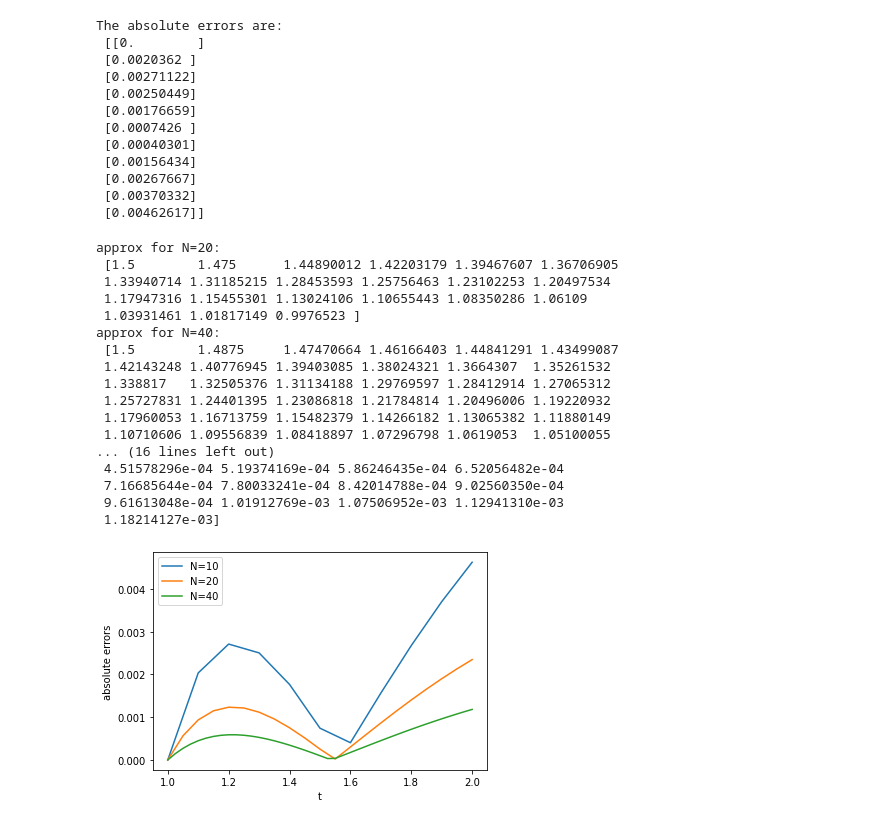
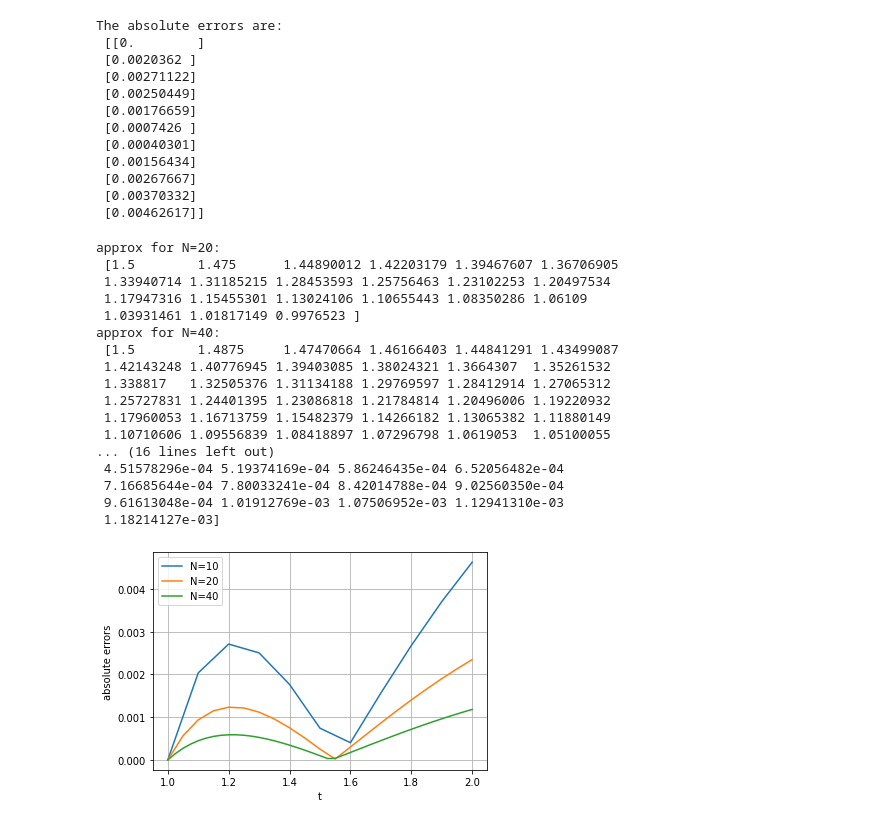
Before and after one commit to n8tlmps/MATH323-NumericalAnalysis, a Jupyter notebook: Lab10.ipynb, the cells around one changed output. Saved outputs shown, nothing was run; the diff lists cells and outputs as text; code cells hidden in the pictures.

```diff
--- a/Lab10.ipynb
+++ b/Lab10.ipynb
@@ -77,31 +77,32 @@ abs_err40 = np.array(abs(y_exact40 - y_euler40))
 print('abs error for N=20:\n',abs_err20)
 print('abs error for N=40:\n',abs_err40)
 
 # plotting absolute errors
 import matplotlib.pyplot as plt
 plt.plot(t_euler, abs_err10, label='N=10')
 plt.plot(t_euler20, abs_err20, label='N=20')
 plt.plot(t_euler40, abs_err40, label='N=40')
 plt.xlabel('t')
 plt.ylabel('absolute errors')
 plt.legend()
+plt.grid()
 plt.show()
 # %% [output]
 approx for N=20:
  [1.5        1.475      1.44890012 1.42203179 1.39467607 1.36706905
  1.33940714 1.31185215 1.28453593 1.25756463 1.23102253 1.20497534
  1.17947316 1.15455301 1.13024106 1.10655443 1.08350286 1.06109
  1.03931461 1.01817149 0.9976523 ]
 approx for N=40:
  [1.5        1.4875     1.47470664 1.46166403 1.44841291 1.43499087
  1.42143248 1.40776945 1.39403085 1.38024321 1.3664307  1.35261532
  1.338817   1.32505376 1.31134188 1.29769597 1.28412914 1.27065312
  1.25727831 1.24401395 1.23086818 1.21784814 1.20496006 1.19220932
  1.17960053 1.16713759 1.15482379 1.14266182 1.13065382 1.11880149
  1.10710606 1.09556839 1.08418897 1.07296798 1.0619053  1.05100055
 ... (16 lines left out)
  4.51578296e-04 5.19374169e-04 5.86246435e-04 6.52056482e-04
  7.16685644e-04 7.80033241e-04 8.42014788e-04 9.02560350e-04
  9.61613048e-04 1.01912769e-03 1.07506952e-03 1.12941310e-03
  1.18214127e-03]
-[figure, old version]
+[figure, new version]
```
Also changed, not shown: parts of 7 cells of this notebook.
